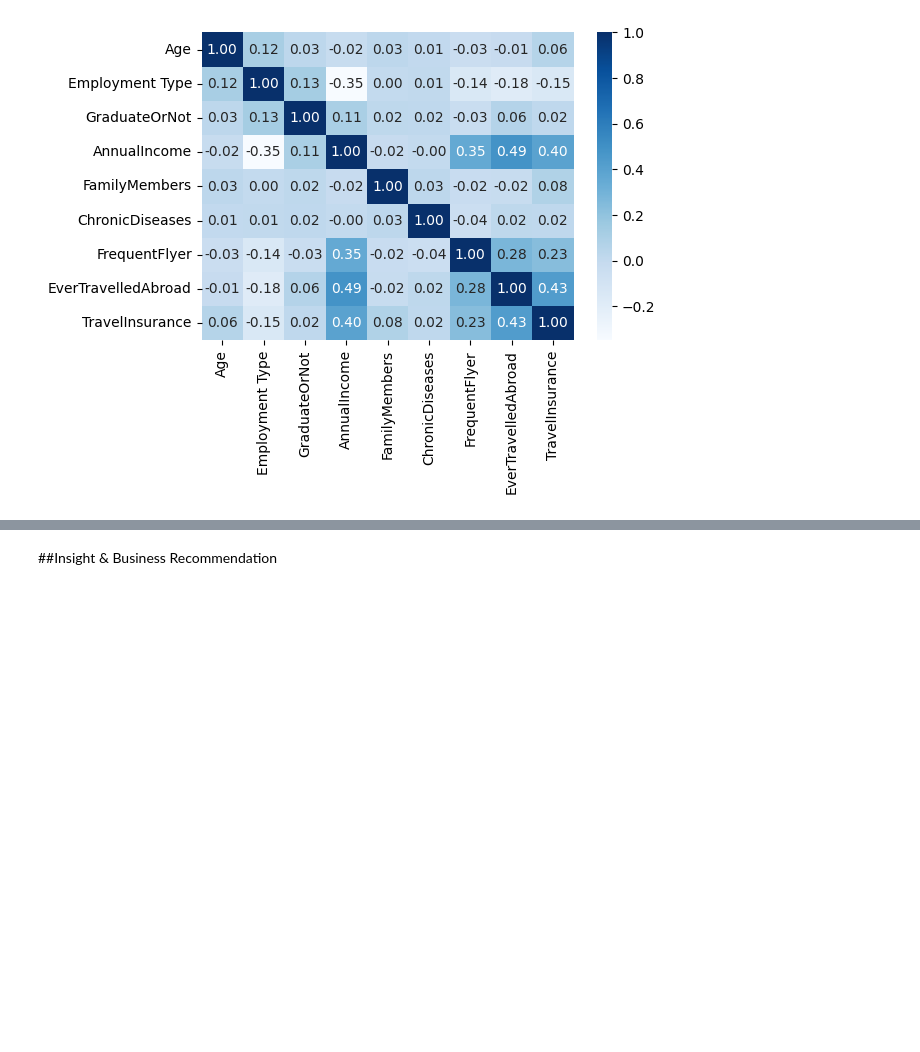
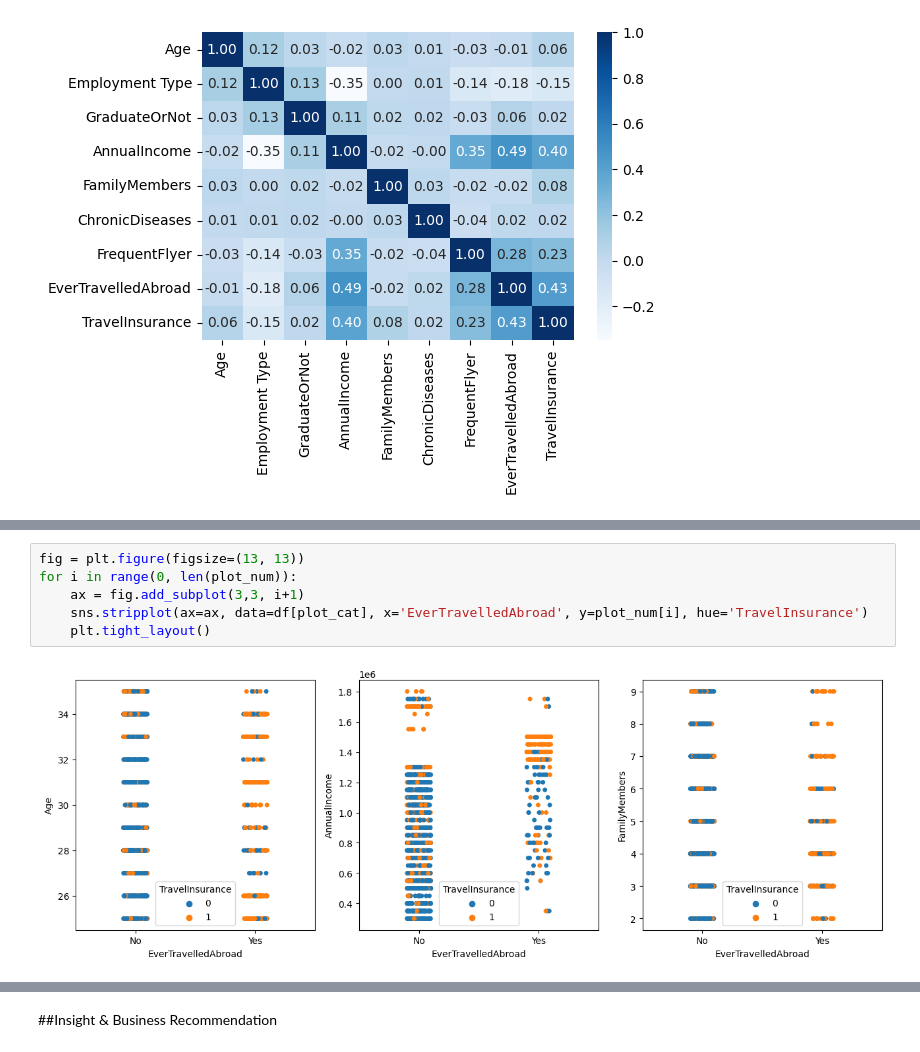
Before and after one commit to DataRoastery/Final_Stage, a Jupyter notebook: Data_Roastery_Source_Code.ipynb, the cells around one changed output, grey strips where cells are left out. Saved outputs shown, nothing was run; the diff lists cells and outputs as text; blank space fills up the shorter version.

```diff
--- a/Data_Roastery_Source_Code.ipynb
+++ b/Data_Roastery_Source_Code.ipynb
@@ -276,0 +306,8 @@ sns.heatmap(df3.corr(), cmap='Blues', annot=True, fmt='.2f')
+# %%
+fig = plt.figure(figsize=(13, 13))
+for i in range(0, len(plot_num)):
+    ax = fig.add_subplot(3,3, i+1)
+    sns.stripplot(ax=ax, data=df[plot_cat], x='EverTravelledAbroad', y=plot_num[i], hue='TravelInsurance')
+    plt.tight_layout()
+# %% [output]
+[figure, added]
```
Also changed, not shown: parts of 55 cells of this notebook, 1 other file.
